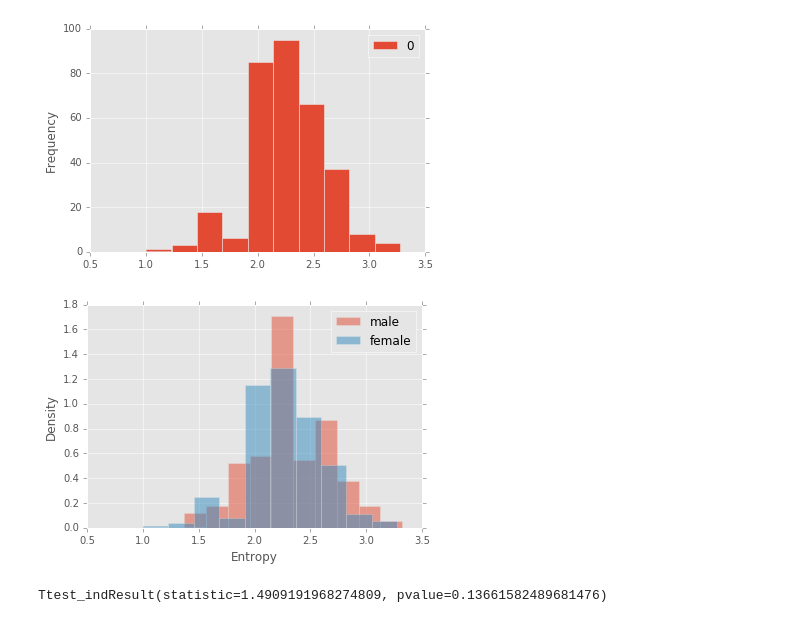
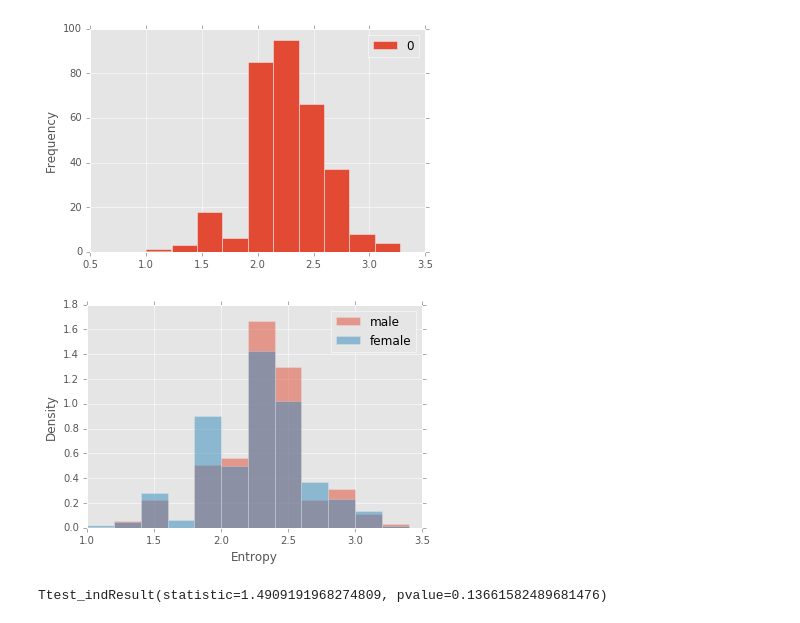
Before and after one commit to rmalarc/DATA620, a Jupyter notebook: project3/project3.ipynb, the cells around one changed output. Cells and saved outputs as stored; diff of their text form; code cells hidden in the pictures.

Commit message:
updated alternate histogram to have equal binwidths

```diff
--- a/project3/project3.ipynb
+++ b/project3/project3.ipynb
@@ -282,16 +282,19 @@ Female SD: 0.37
 # %%
 from matplotlib import pyplot
 import numpy as np
 
 #Alternative histogram plots using density and overlaying the two groups in one chart.
-pyplot.hist(e_male, alpha=0.5, label="male", normed=True)
-pyplot.hist(e_female, alpha=0.5, label="female", normed=True)
+binwidth = 0.2
+pyplot.hist(e_male, np.arange(min(min(e_male),min(e_female)), max(max(e_male),max(e_female)) \
+                              + binwidth, binwidth), alpha=0.5, label="male", normed=True)
+pyplot.hist(e_female, np.arange(min(min(e_male),min(e_female)), max(max(e_male),max(e_female)) \
+                              + binwidth, binwidth), alpha=0.5, label="female", normed=True)
 pyplot.legend(loc='upper right')
 pyplot.xlabel('Entropy')
 pyplot.ylabel('Density')
 pyplot.show()
 # %% [output]
-[figure, old version]
+[figure, new version]
 # %%
 
 scipy.stats.ttest_ind(e_male,e_female)
```
